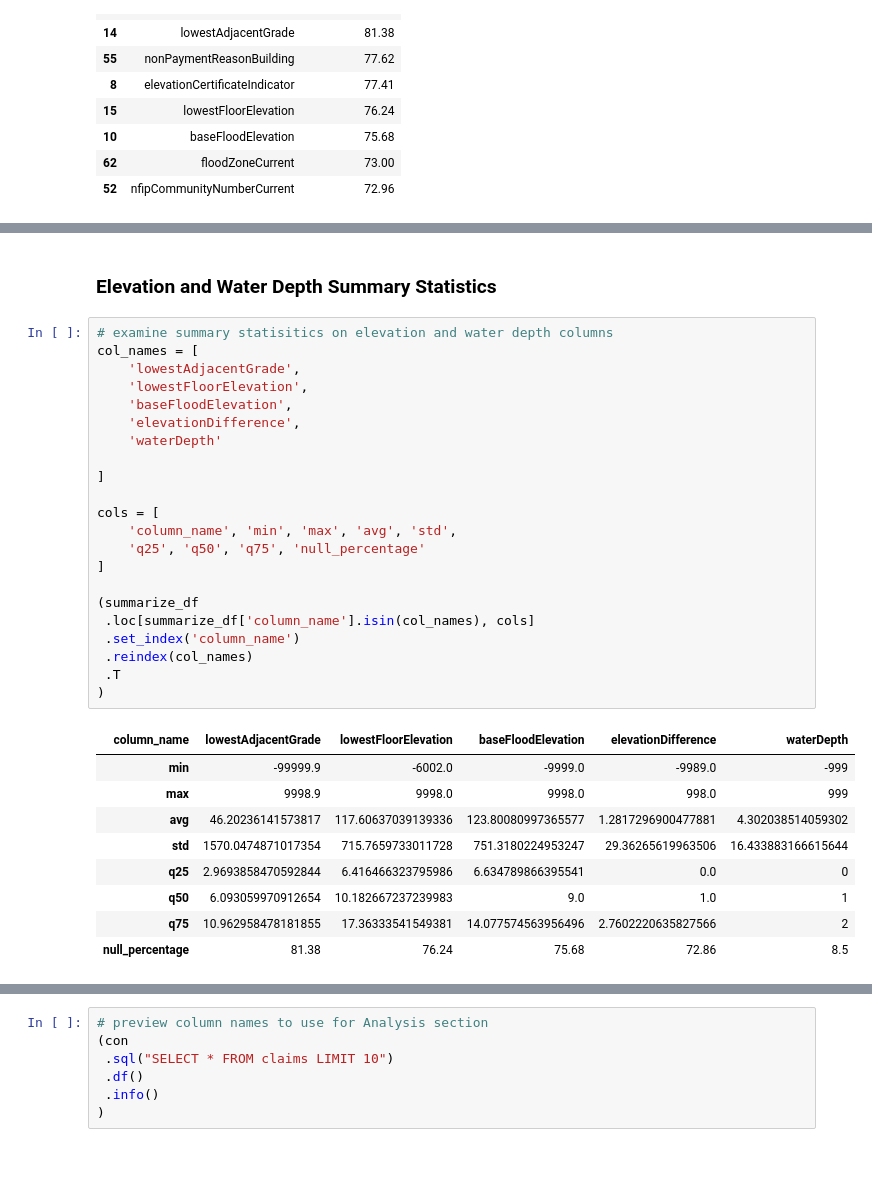
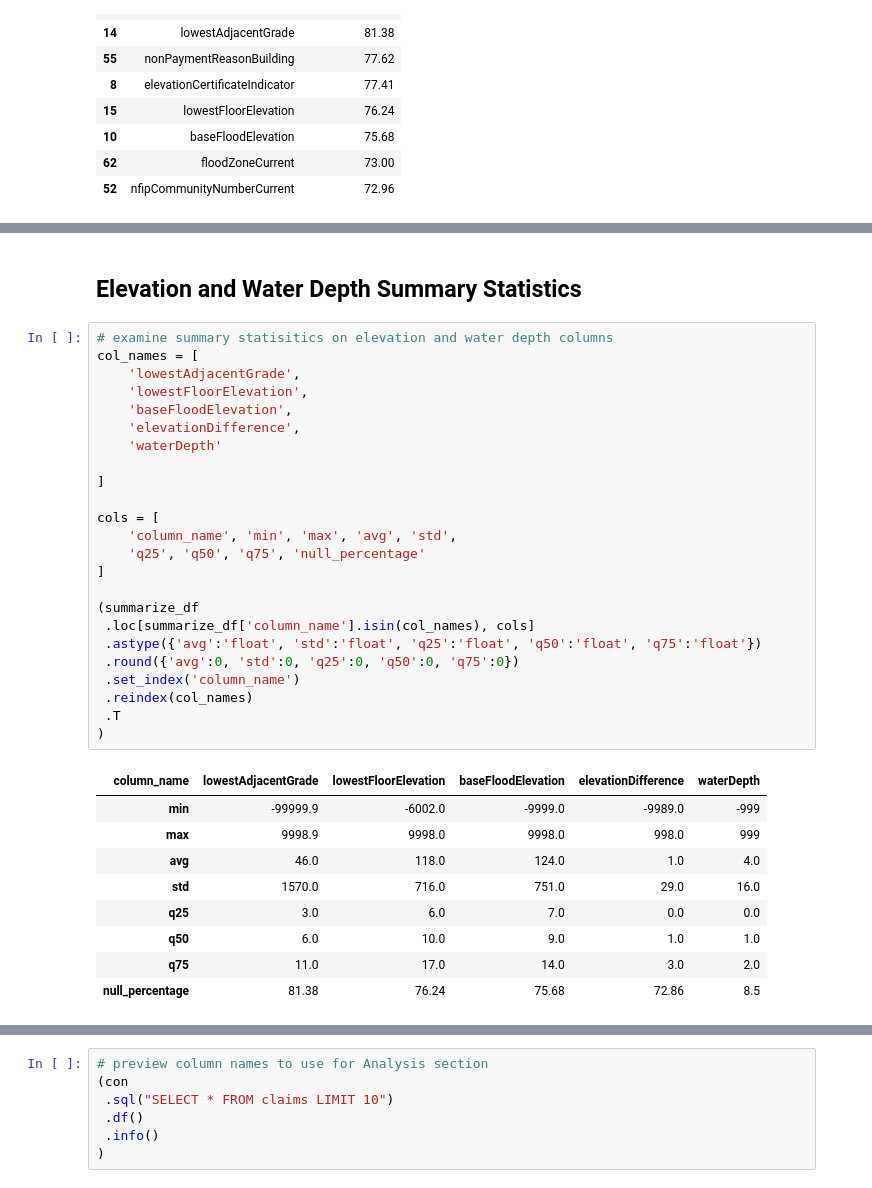
Before and after one commit to mebauer/duckdb-fema-nfip, a Jupyter notebook: analysis.ipynb, the cells around one changed output, grey strips where cells are left out. Saved outputs shown, nothing was run; the diff lists cells and outputs as text; blank space fills up the shorter version.

```diff
--- a/analysis.ipynb
+++ b/analysis.ipynb
@@ -356,35 +367,37 @@ cols = [
 | null_percentage | 59.08 | 0.0 | 59.08 | 59.11 |
 # %% [markdown]
-### Elevation and Water Depth Summary Statistics
+## Elevation and Water Depth Summary Statistics
 # %%
 # examine summary statisitics on elevation and water depth columns
 col_names = [
     'lowestAdjacentGrade',
     'lowestFloorElevation',
     'baseFloodElevation',
     'elevationDifference',
     'waterDepth'
 
 ]
 
 cols = [
     'column_name', 'min', 'max', 'avg', 'std',
     'q25', 'q50', 'q75', 'null_percentage'
 ]
 
 (summarize_df
  .loc[summarize_df['column_name'].isin(col_names), cols]
+ .astype({'avg':'float', 'std':'float', 'q25':'float', 'q50':'float', 'q75':'float'})
+ .round({'avg':0, 'std':0, 'q25':0, 'q50':0, 'q75':0})
  .set_index('column_name')
  .reindex(col_names)
  .T
 )
 # %% [output]
 | column_name | lowestAdjacentGrade | lowestFloorElevation | baseFloodElevation | elevationDifference | waterDepth |
 | min | -99999.9 | -6002.0 | -9999.0 | -9989.0 | -999 |
 | max | 9998.9 | 9998.0 | 9998.0 | 998.0 | 999 |
-| avg | 46.20236141573817 | 117.60637039139336 | 123.80080997365577 | 1.2817296900477881 | 4.302038514059302 |
-| std | 1570.0474871017354 | 715.7659733011728 | 751.3180224953247 | 29.36265619963506 | 16.433883166615644 |
-| q25 | 2.9693858470592844 | 6.416466323795986 | 6.634789866395541 | 0.0 | 0 |
-| q50 | 6.093059970912654 | 10.182667237239983 | 9.0 | 1.0 | 1 |
-| q75 | 10.962958478181855 | 17.36333541549381 | 14.077574563956496 | 2.7602220635827566 | 2 |
+| avg | 46.0 | 118.0 | 124.0 | 1.0 | 4.0 |
+| std | 1570.0 | 716.0 | 751.0 | 29.0 | 16.0 |
+| q25 | 3.0 | 6.0 | 7.0 | 0.0 | 0.0 |
+| q50 | 6.0 | 10.0 | 9.0 | 1.0 | 1.0 |
+| q75 | 11.0 | 17.0 | 14.0 | 3.0 | 2.0 |
 | null_percentage | 81.38 | 76.24 | 75.68 | 72.86 | 8.5 |
```
Also changed, not shown: parts of 45 cells of this notebook.
